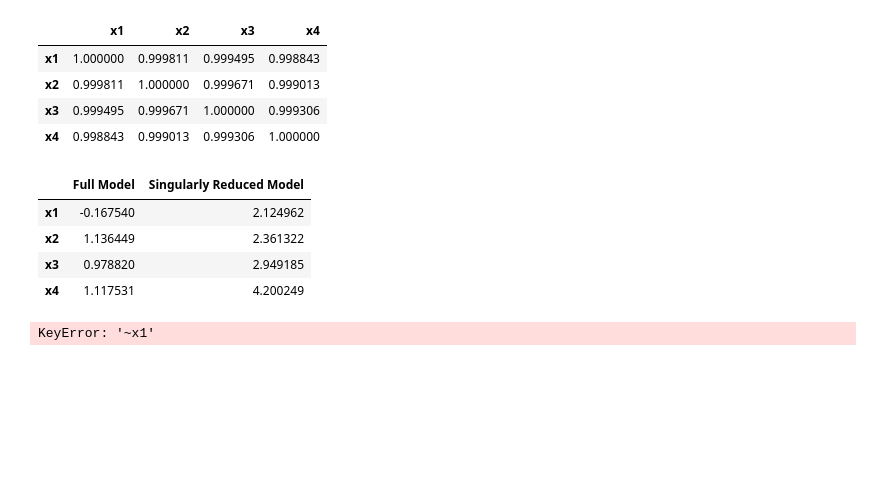
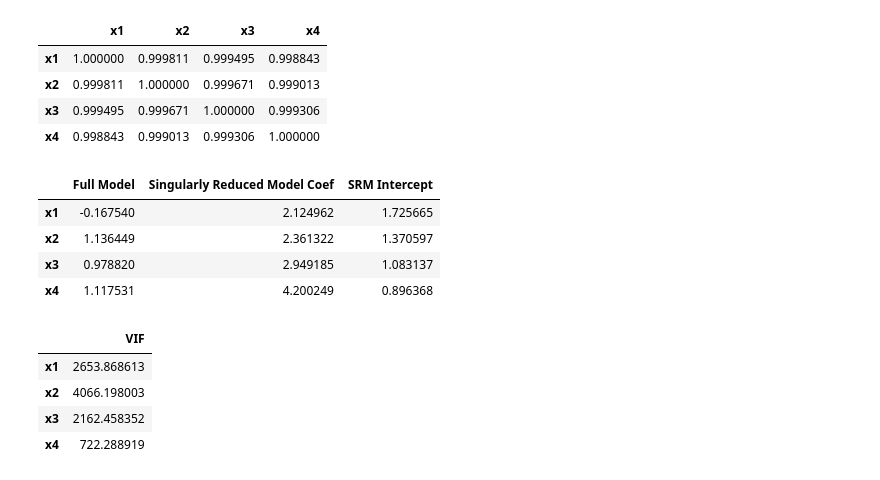
Before and after one commit to Branflakes333/linear_regression, a Jupyter notebook: Code/multicollinearity_toy_ex.ipynb, the cells around one changed output. Cells and saved outputs as stored; diff of their text form; code cells hidden in the pictures; blank space fills up the shorter version.

```diff
--- a/Code/multicollinearity_toy_ex.ipynb
+++ b/Code/multicollinearity_toy_ex.ipynb
@@ -453,30 +453,49 @@ X.corr()
 # %%
 # 2.
 model = ols("y~x1+x2+x3+x4",data=exe_data).fit()
 
 one_off_coef = []
+intercepts = []
 for predictor in X.columns:
     mod = ols(f"y~{predictor}",data=exe_data[['y',predictor]]).fit()
     one_off_coef.append(mod.params[1])
+    intercepts.append(mod.params[0])
 
 
 output = pd.DataFrame({
     "Full Model" : model.params.values[1:],
-    "Singularly Reduced Model" : one_off_coef
+    "Singularly Reduced Model Coef" : one_off_coef,
+    "SRM Intercept" : intercepts
 })
 output.index = ['x1','x2','x3','x4']
 output
 # %% [output]
-|  | Full Model | Singularly Reduced Model |
-| x1 | -0.167540 | 2.124962 |
-| x2 | 1.136449 | 2.361322 |
-| x3 | 0.978820 | 2.949185 |
-| x4 | 1.117531 | 4.200249 |
+|  | Full Model | Singularly Reduced Model Coef | SRM Intercept |
+| x1 | -0.167540 | 2.124962 | 1.725665 |
+| x2 | 1.136449 | 2.361322 | 1.370597 |
+| x3 | 0.978820 | 2.949185 | 1.083137 |
+| x4 | 1.117531 | 4.200249 | 0.896368 |
 # %%
 # 3.
+ALL_PREDICTORS = ['x1','x2','x3','x4']
+r_squared_j = []
 for predictor in X.columns:
-    minus_pred = ols(f"y~{predictor}",data=exe_data[f"~{predictor}"]).fit()
-    print(minus_pred)
-    # R_squared_j =
+    cols = [col for col in X.columns if col != predictor]
+    formula = f"{predictor}~{"+".join(cols)}"
+    mod = ols(formula,data=exe_data[ALL_PREDICTORS]).fit()
+    r_squared_j.append(
+        1 / (1-mod.rsquared)
+        )
+
+
+output2 = pd.DataFrame({
+    "VIF" : r_squared_j
+})
+output2.index = ALL_PREDICTORS
+output2
 # %% [output]
-KeyError: '~x1'
+|  | VIF |
+| x1 | 2653.868613 |
+| x2 | 4066.198003 |
+| x3 | 2162.458352 |
+| x4 | 722.288919 |
```
Also changed, not shown: parts of 9 cells of this notebook.
